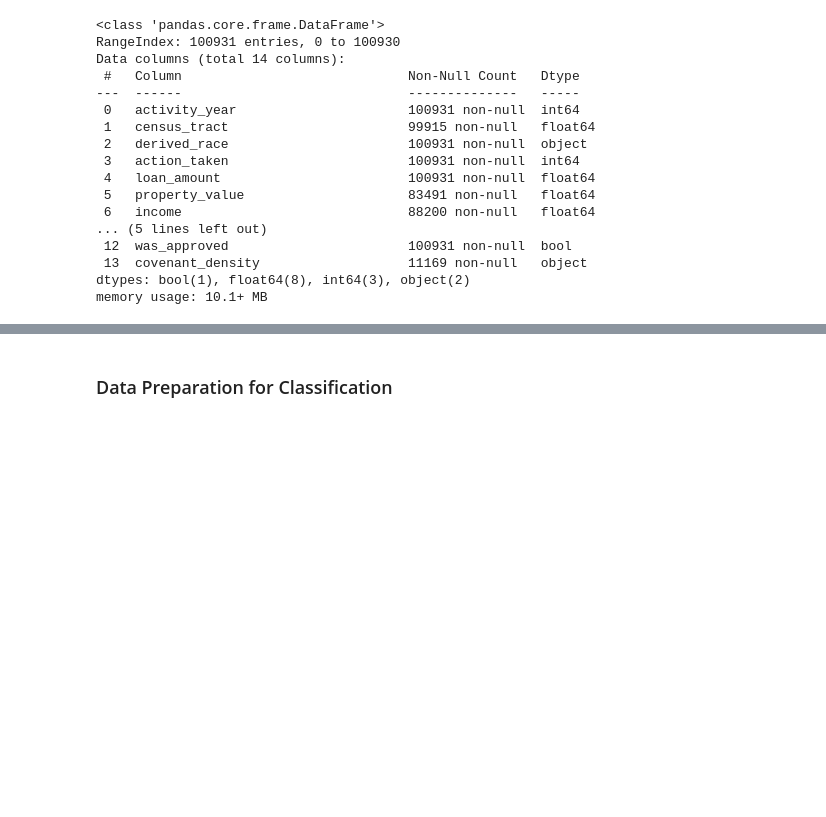
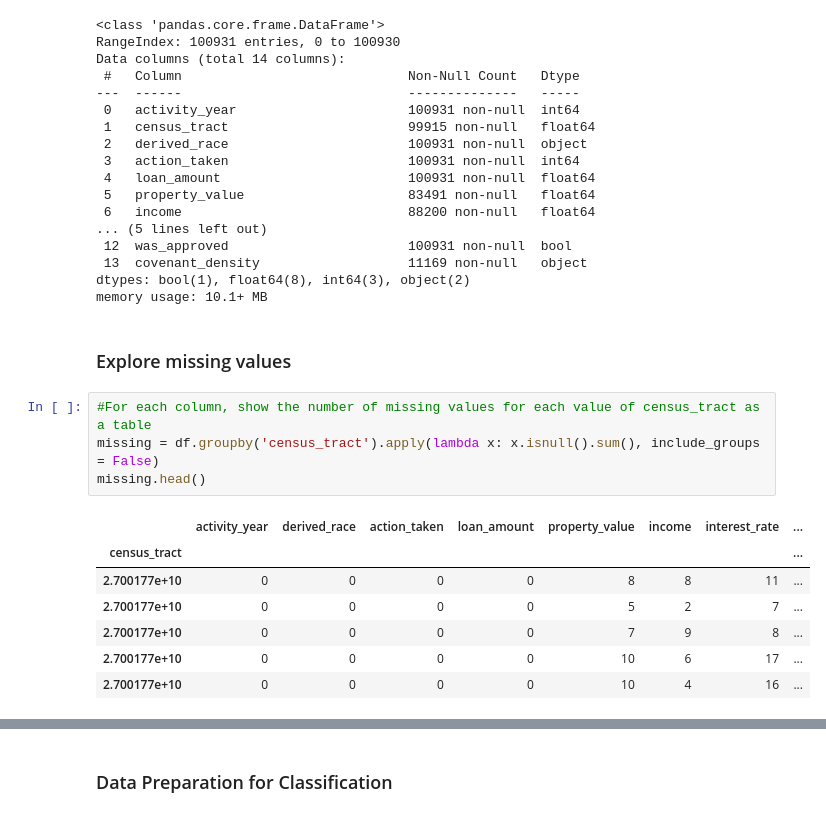
Before and after one commit to chance-roberts/DATA6550-Housing-Bias, a Jupyter notebook: Code/Roberts/CRoberts_Housing_Bias.ipynb, the cells around one changed output, grey strips where cells are left out. Saved outputs shown, nothing was run; the diff lists cells and outputs as text; blank space fills up the shorter version.

```diff
--- a/Code/Roberts/CRoberts_Housing_Bias.ipynb
+++ b/Code/Roberts/CRoberts_Housing_Bias.ipynb
@@ -39,3 +39,17 @@ Data columns (total 14 columns):
  13  covenant_density                   11169 non-null   object
 dtypes: bool(1), float64(8), int64(3), object(2)
 memory usage: 10.1+ MB
+# %% [markdown]
+### Explore missing values
+# %%
+#For each column, show the number of missing values for each value of census_tract as a table
+missing = df.groupby('census_tract').apply(lambda x: x.isnull().sum(), include_groups = False)
+missing.head()
+# %% [output]
+|  | activity_year | derived_race | action_taken | loan_amount | property_value | income | interest_rate | ... |
+| census_tract |  |  |  |  |  |  |  | ... |
+| 2.700177e+10 | 0 | 0 | 0 | 0 | 8 | 8 | 11 | ... |
+| 2.700177e+10 | 0 | 0 | 0 | 0 | 5 | 2 | 7 | ... |
+| 2.700177e+10 | 0 | 0 | 0 | 0 | 7 | 9 | 8 | ... |
+| 2.700177e+10 | 0 | 0 | 0 | 0 | 10 | 6 | 17 | ... |
+| 2.700177e+10 | 0 | 0 | 0 | 0 | 10 | 4 | 16 | ... |
```
Also changed, not shown: parts of 9 cells of this notebook.
